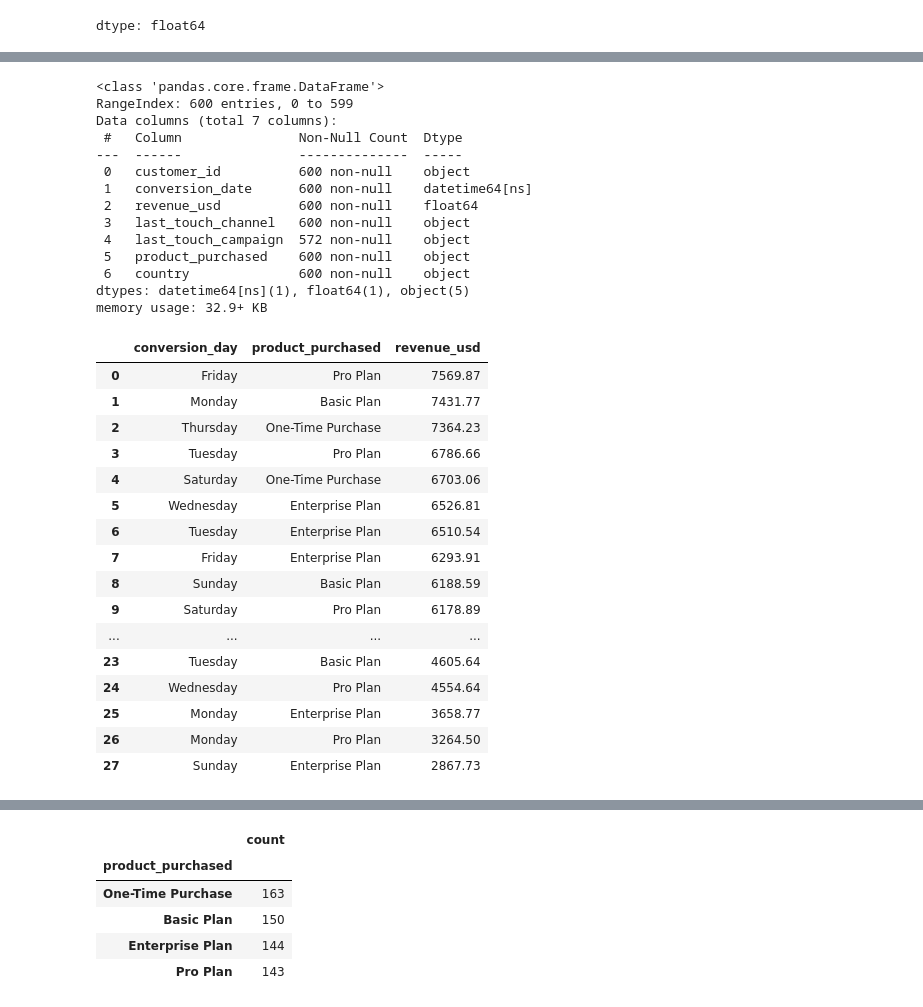
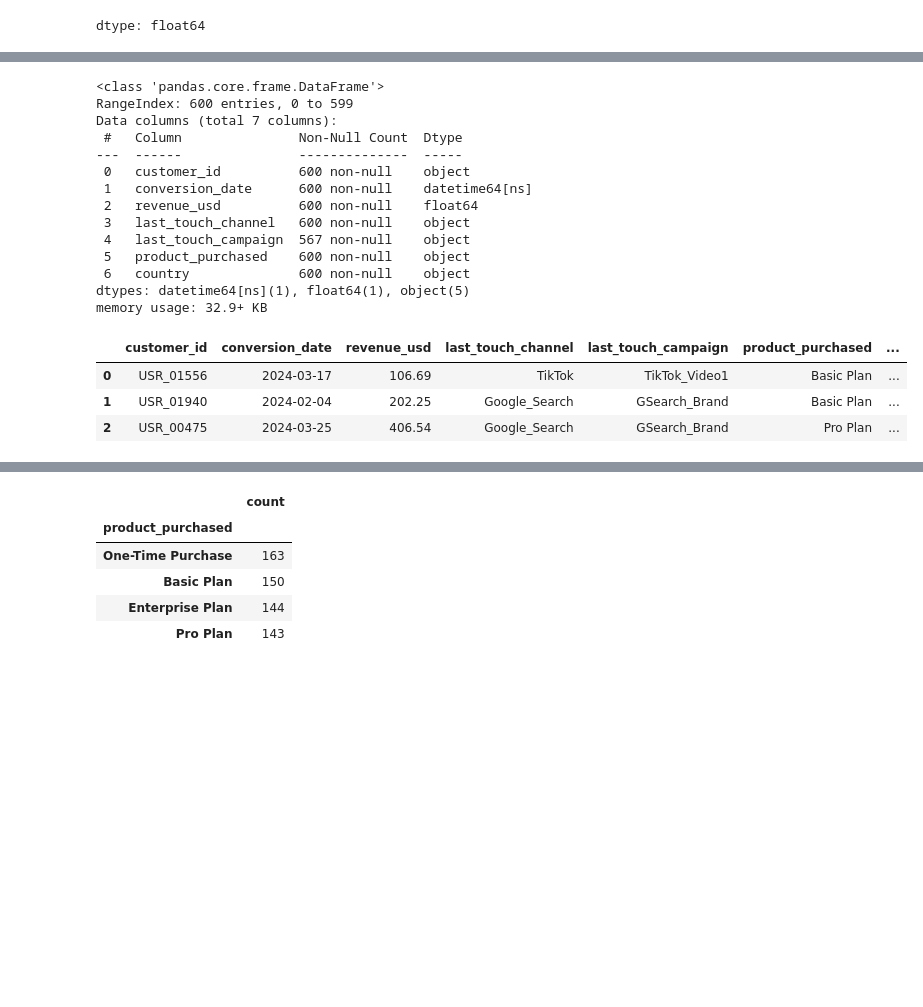
Before and after one commit to banerjee109/Infotact-Data-Team-2, a Jupyter notebook: Assignmenet_1_Roughbook.ipynb, the cells around one changed output, grey strips where cells are left out. Saved outputs shown, nothing was run; the diff lists cells and outputs as text; code cells hidden in the pictures; blank space fills up the shorter version.

```diff
--- a/Assignmenet_1_Roughbook.ipynb
+++ b/Assignmenet_1_Roughbook.ipynb
@@ -410,51 +404,39 @@ crm_df[(crm_df["product_purchased"]=="Basic Plan")].nunique()
 crm_df.head()
 crm_df.groupby("product_purchased")["revenue_usd"].sum().sort_values(ascending=False)
 rev =crm_df["revenue_usd"].sum()
 prod =crm_df["product_purchased"].count()
 b=rev/prod
 crm_df["product_purchased"].isna().sum()
 b
 crm_df.head()
 crm_df.groupby("last_touch_channel")["revenue_usd"].sum().sort_values(ascending=False)
 crm_df["conversion_date"]=pd.to_datetime(crm_df["conversion_date"])
 crm_df.info()
 crm_df["conversion_month"]=crm_df["conversion_date"].dt.month
 crm_df.groupby("conversion_month")["revenue_usd"].sum().sort_values(ascending=False)
 crm_df["conversion_day"]=crm_df["conversion_date"].dt.day_name()
 crm_df["conversion_day"]
 crm_df.groupby(["conversion_day","product_purchased"])["revenue_usd"].sum().sort_values(ascending=False).reset_index()
+crm_df.head(3)
 # %% [output]
 <class 'pandas.core.frame.DataFrame'>
 RangeIndex: 600 entries, 0 to 599
 Data columns (total 7 columns):
  #   Column               Non-Null Count  Dtype
 ---  ------               --------------  -----
  0   customer_id          600 non-null    object
  1   conversion_date      600 non-null    datetime64[ns]
  2   revenue_usd          600 non-null    float64
  3   last_touch_channel   600 non-null    object
- 4   last_touch_campaign  572 non-null    object
+ 4   last_touch_campaign  567 non-null    object
  5   product_purchased    600 non-null    object
  6   country              600 non-null    object
 dtypes: datetime64[ns](1), float64(1), object(5)
 memory usage: 32.9+ KB
-|  | conversion_day | product_purchased | revenue_usd |
-| 0 | Friday | Pro Plan | 7569.87 |
-| 1 | Monday | Basic Plan | 7431.77 |
-| 2 | Thursday | One-Time Purchase | 7364.23 |
-| 3 | Tuesday | Pro Plan | 6786.66 |
-| 4 | Saturday | One-Time Purchase | 6703.06 |
-| 5 | Wednesday | Enterprise Plan | 6526.81 |
-| 6 | Tuesday | Enterprise Plan | 6510.54 |
-| 7 | Friday | Enterprise Plan | 6293.91 |
-| 8 | Sunday | Basic Plan | 6188.59 |
-| 9 | Saturday | Pro Plan | 6178.89 |
-| ... | ... | ... | ... |
-| 23 | Tuesday | Basic Plan | 4605.64 |
-| 24 | Wednesday | Pro Plan | 4554.64 |
-| 25 | Monday | Enterprise Plan | 3658.77 |
-| 26 | Monday | Pro Plan | 3264.50 |
-| 27 | Sunday | Enterprise Plan | 2867.73 |
+|  | customer_id | conversion_date | revenue_usd | last_touch_channel | last_touch_campaign | product_purchased | ... |
+| 0 | USR_01556 | 2024-03-17 | 106.69 | TikTok | TikTok_Video1 | Basic Plan | ... |
+| 1 | USR_01940 | 2024-02-04 | 202.25 | Google_Search | GSearch_Brand | Basic Plan | ... |
+| 2 | USR_00475 | 2024-03-25 | 406.54 | Google_Search | GSearch_Brand | Pro Plan | ... |
 # %%
 import pandas as pd
 crm_df = pd.read_csv("crm_conversion_data.csv")
```
Also changed, not shown: parts of 2 cells of this notebook.
